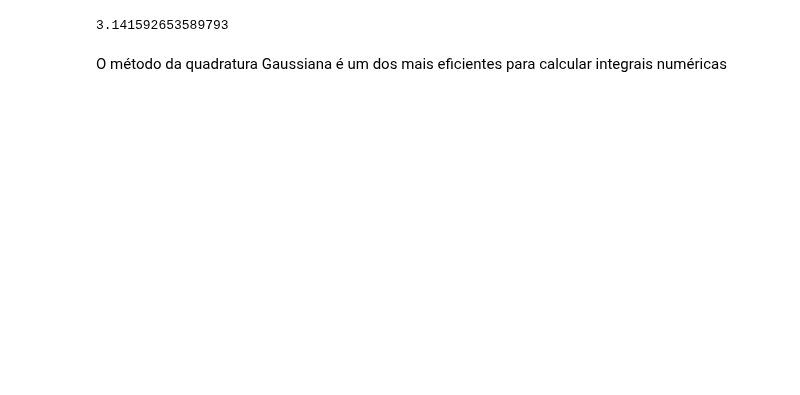
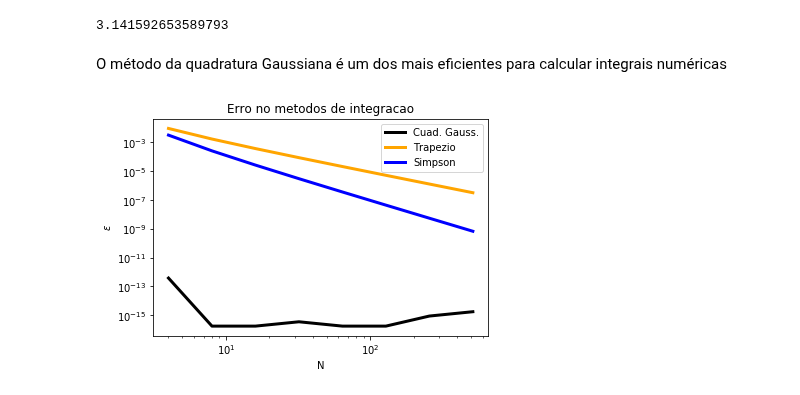
Before and after one commit to tavo-buk/icfis, a Jupyter notebook: 06-Integracao-numerica.ipynb, the cells around one changed output. Cells and saved outputs as stored; diff of their text form; code cells hidden in the pictures; blank space fills up the shorter version.

```diff
--- a/06-Integracao-numerica.ipynb
+++ b/06-Integracao-numerica.ipynb
@@ -272,3 +274,35 @@ np.pi
 3.141592653589793
 # %% [markdown]
 O método da quadratura Gaussiana é um dos mais eficientes para calcular integrais numéricas
+# %%
+def f(x):
+    return np.exp(-x)
+# %%
+e1 = []
+e2 = []
+e3 = []
+nv = []
+F_exata = 1. - 1./np.e
+for i in range (2,10):
+    Nvec = 2**i
+    x = np.linspace(0.,1.,Nvec)
+    dx = x[1]-x[0]
+    fx = f(x)
+    nv.append(Nvec)
+    e1.append(abs((integrate.trapz(fx,dx=dx)-F_exata)/F_exata))
+    e2.append(abs((integrate.simps(fx,dx=dx)-F_exata)/F_exata))
+    quad = integrate.fixed_quad(f,a=0.,b=1.,n=Nvec+1)
+    e3.append(abs(quad[0]-F_exata)/F_exata)
+
+plt.loglog(nv, e3,lw=3, color='k',   label='Cuad. Gauss.')
+plt.loglog(nv, e1,lw=3, color='orange', label='Trapezio')
+plt.loglog(nv, e2,lw=3, color='blue',   label='Simpson')
+plt.xlabel('N')
+plt.ylabel(r'$\epsilon$')
+plt.title("Erro no metodos de integracao")
+
+plt.title("Erro no metodos de integracao")
+plt.legend()
+plt.show()
+# %% [output]
+[figure, added]
```
Also changed, not shown: parts of 3 cells of this notebook, 1 other file.
